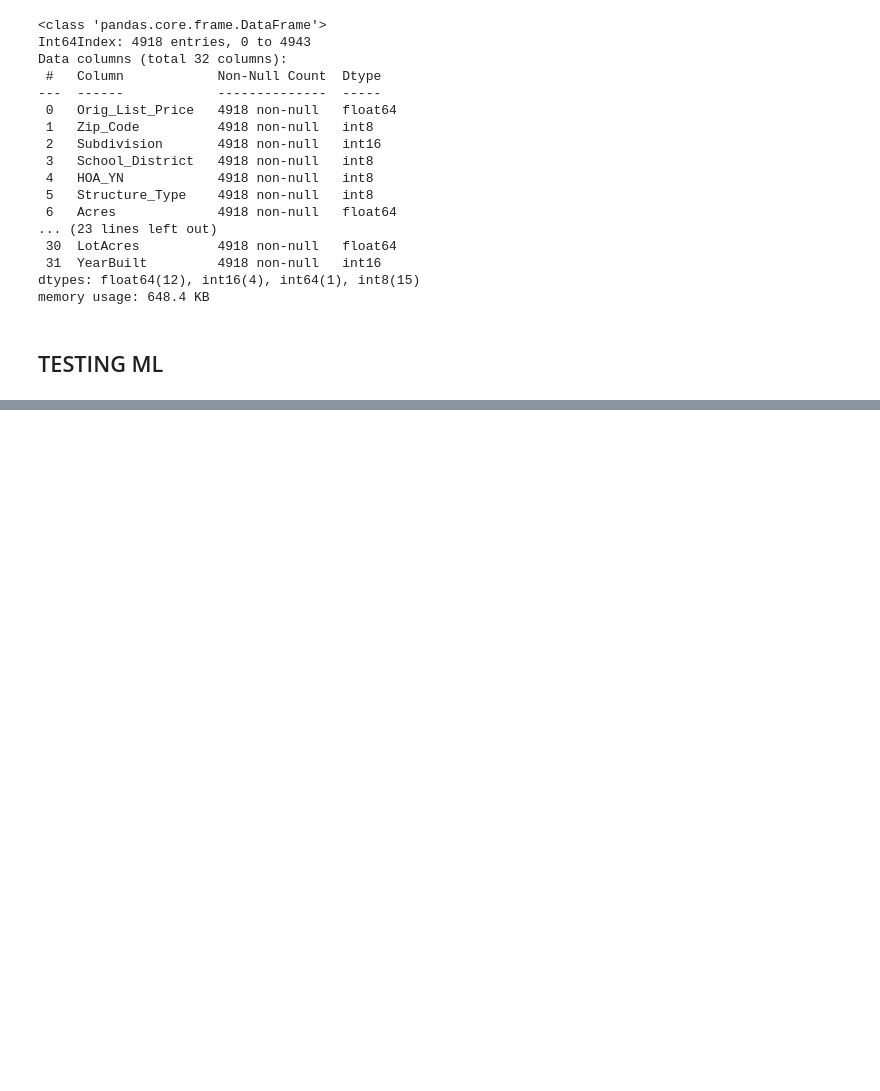
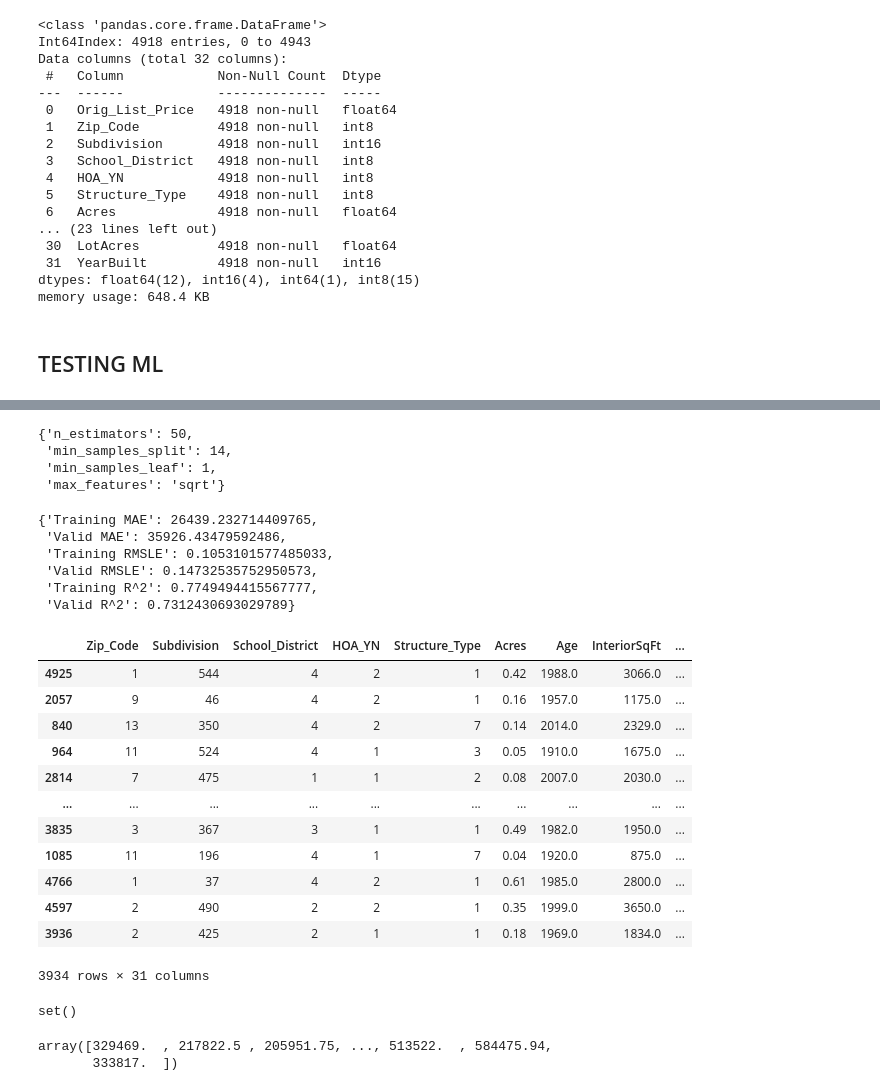
Before and after one commit to stefcenti2022/RealLeads, a Jupyter notebook: ml_analysis/Supervised_ML_Model_Clean_Data.ipynb, the cells around one changed output, grey strips where cells are left out. Saved outputs shown, nothing was run; the diff lists cells and outputs as text; code cells hidden in the pictures; blank space fills up the shorter version.

```diff
--- a/ml_analysis/Supervised_ML_Model_Clean_Data.ipynb
+++ b/ml_analysis/Supervised_ML_Model_Clean_Data.ipynb
@@ -669,0 +670,4 @@ model.score(X,y)
+# %%
+from sklearn.model_selection import train_test_split
+X_train, X_test, y_train, y_test = train_test_split(X,y,test_size=0.2)
+X_train.shape
@@ -669,0 +676,2 @@ model.score(X,y)
+# %%
+model.fit(X_train,y_train)
@@ -669,0 +708,12 @@ model.score(X,y)
+# %%
+from sklearn.model_selection import RandomizedSearchCV
+
+rf_tune = {"n_estimators" : np.arange(10,100,10),
+           "min_samples_split" : np.arange(2,20,2),
+           "min_samples_leaf" : np.arange(1,20,2),
+           "max_features": [0.5,1,"sqrt","auto"]
+          }
+
+rs_model = RandomizedSearchCV(RandomForestRegressor(n_jobs=-1,random_state=60),param_distributions=rf_tune,n_iter=10,cv=5,verbose=True)
+
+rs_model.fit(X_train,y_train)
@@ -669,0 +730,16 @@ model.score(X,y)
+# %%
+rs_model.best_params_
+# %% [output]
+{'n_estimators': 50,
+ 'min_samples_split': 14,
+ 'min_samples_leaf': 1,
+ 'max_features': 'sqrt'}
+# %%
+show_score(rs_model)
+# %% [output]
+{'Training MAE': 26439.232714409765,
+ 'Valid MAE': 35926.43479592486,
+ 'Training RMSLE': 0.1053101577485033,
+ 'Valid RMSLE': 0.14732535752950573,
+ 'Training R^2': 0.7749494415567777,
+ 'Valid R^2': 0.7312430693029789}
@@ -669,0 +759,20 @@ model.score(X,y)
+# %%
+X_train
+# %% [output]
+|  | Zip_Code | Subdivision | School_District | HOA_YN | Structure_Type | Acres | Age | InteriorSqFt | ... |
+| 4925 | 1 | 544 | 4 | 2 | 1 | 0.42 | 1988.0 | 3066.0 | ... |
+| 2057 | 9 | 46 | 4 | 2 | 1 | 0.16 | 1957.0 | 1175.0 | ... |
+| 840 | 13 | 350 | 4 | 2 | 7 | 0.14 | 2014.0 | 2329.0 | ... |
+| 964 | 11 | 524 | 4 | 1 | 3 | 0.05 | 1910.0 | 1675.0 | ... |
+| 2814 | 7 | 475 | 1 | 1 | 2 | 0.08 | 2007.0 | 2030.0 | ... |
+| ... | ... | ... | ... | ... | ... | ... | ... | ... | ... |
+| 3835 | 3 | 367 | 3 | 1 | 1 | 0.49 | 1982.0 | 1950.0 | ... |
+| 1085 | 11 | 196 | 4 | 1 | 7 | 0.04 | 1920.0 | 875.0 | ... |
+| 4766 | 1 | 37 | 4 | 2 | 1 | 0.61 | 1985.0 | 2800.0 | ... |
+| 4597 | 2 | 490 | 2 | 2 | 1 | 0.35 | 1999.0 | 3650.0 | ... |
+| 3936 | 2 | 425 | 2 | 1 | 1 | 0.18 | 1969.0 | 1834.0 | ... |
+3934 rows × 31 columns
+# %%
+set(X_train.columns) - set(test_df.columns)
+# %% [output]
+set()
@@ -669,0 +781,5 @@ model.score(X,y)
+# %%
+test_pred
+# %% [output]
+array([329469.  , 217822.5 , 205951.75, ..., 513522.  , 584475.94,
+       333817.  ])
```
Also changed, not shown: parts of 24 cells of this notebook.
